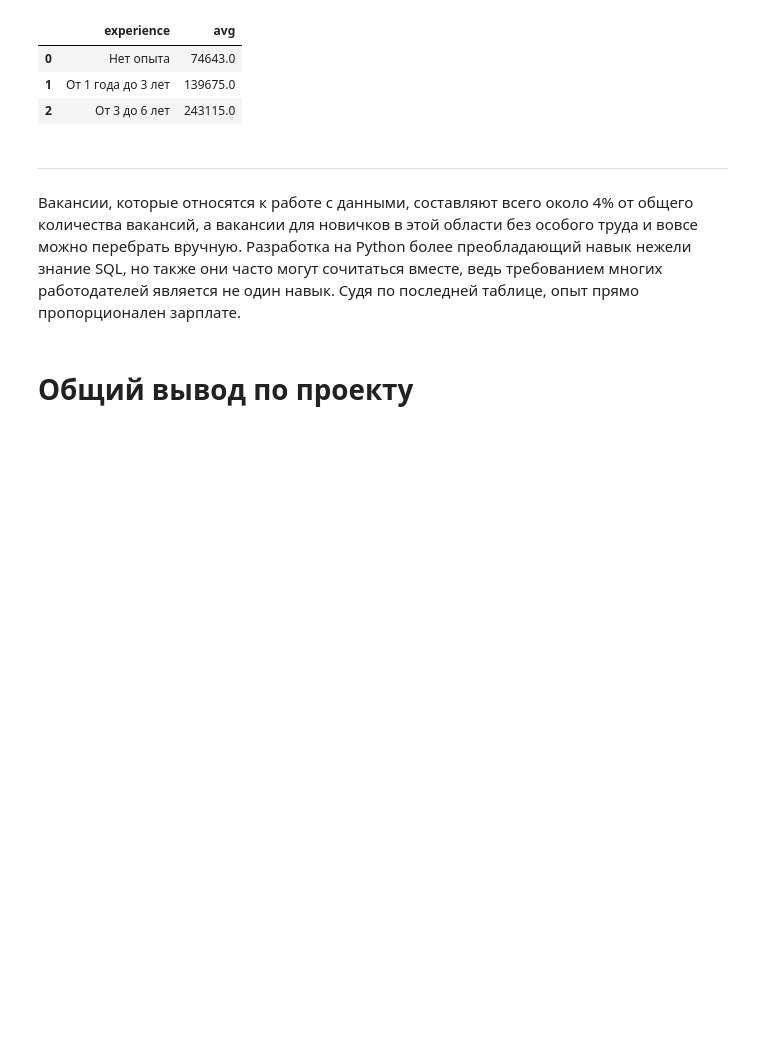
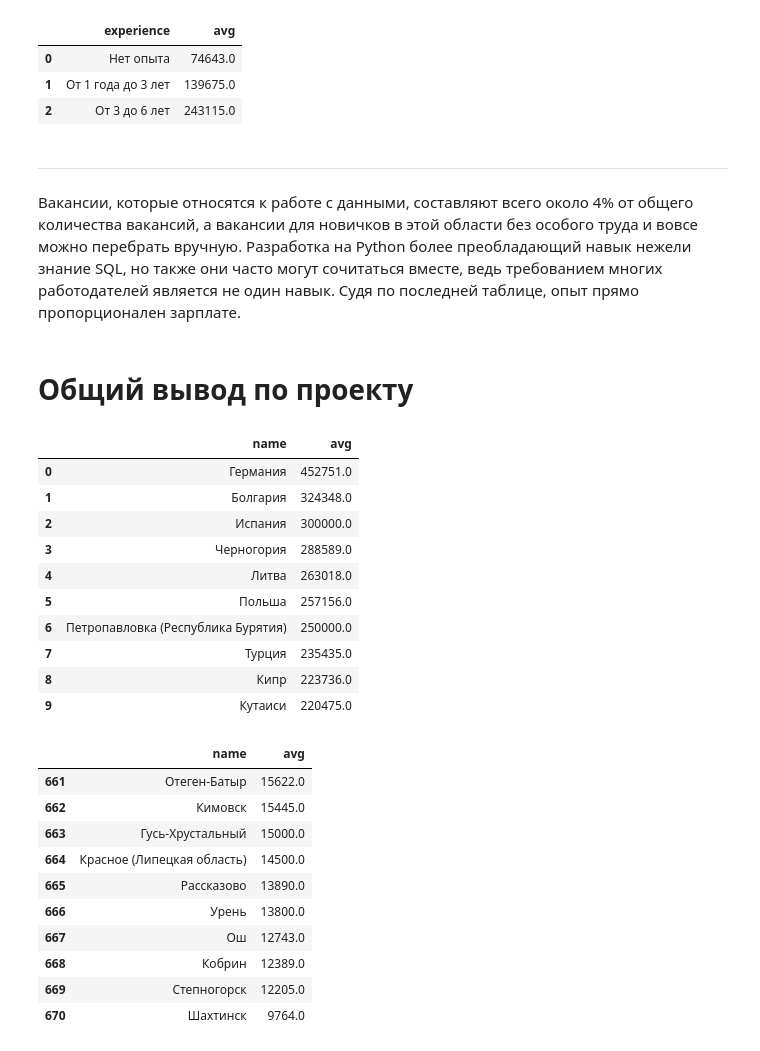
Before and after one commit to iskander347/Project-2.-hh.ru, a Jupyter notebook: Анализ вакансий на hh.ru.ipynb, the cells around one changed output. Drawn from its saved outputs; the diff is of its cells as text; code cells hidden in the pictures; blank space fills up the shorter version.

```diff
--- a/Анализ вакансий на hh.ru.ipynb
+++ b/Анализ вакансий на hh.ru.ipynb
@@ -564,3 +567,44 @@ display(request)
 # %%
 # подведем итог исследования, обобщите выводы
 # здесь можно (это будет плюсом) провести дополнительные исследования данных, сделать прогнозы, продумать варианты продолжения исследования
+# %%
+# дополнительное исследование:средняя зарплата по регионам
+
+query_6_7 = f'''SELECT
+                    a.name,    -- название региона
+                    avg(coalesce((v.salary_to + v.salary_from)/2, v.salary_to, v.salary_from))    -- средняя зарплата (вычисление аналогично тому, что в прошлом задании)
+                FROM public.vacancies v
+                JOIN public.areas a ON a.id = v.area_id    -- создание общей таблицы с вакансиями и регионами
+                WHERE
+                    salary_from IS NOT NULL
+                    OR salary_to IS NOT NULL    -- условие, которое проверяет, заполнено ли хотя бы одно поле с зарплатой
+                GROUP BY a.name
+                ORDER BY {2} DESC    -- сортировка по средней зарплате
+                '''
+
+request = pd.read_sql(query_6_7, connection).round()
+display(request.head(10))
+display(request.tail(10))
+# %% [output]
+|  | name | avg |
+| 0 | Германия | 452751.0 |
+| 1 | Болгария | 324348.0 |
+| 2 | Испания | 300000.0 |
+| 3 | Черногория | 288589.0 |
+| 4 | Литва | 263018.0 |
+| 5 | Польша | 257156.0 |
+| 6 | Петропавловка (Республика Бурятия) | 250000.0 |
+| 7 | Турция | 235435.0 |
+| 8 | Кипр | 223736.0 |
+| 9 | Кутаиси | 220475.0 |
+|  | name | avg |
+| 661 | Отеген-Батыр | 15622.0 |
+| 662 | Кимовск | 15445.0 |
+| 663 | Гусь-Хрустальный | 15000.0 |
+| 664 | Красное (Липецкая область) | 14500.0 |
+| 665 | Рассказово | 13890.0 |
+| 666 | Урень | 13800.0 |
+| 667 | Ош | 12743.0 |
+| 668 | Кобрин | 12389.0 |
+| 669 | Степногорск | 12205.0 |
+| 670 | Шахтинск | 9764.0 |
```
Also changed, not shown: parts of 5 cells of this notebook.
